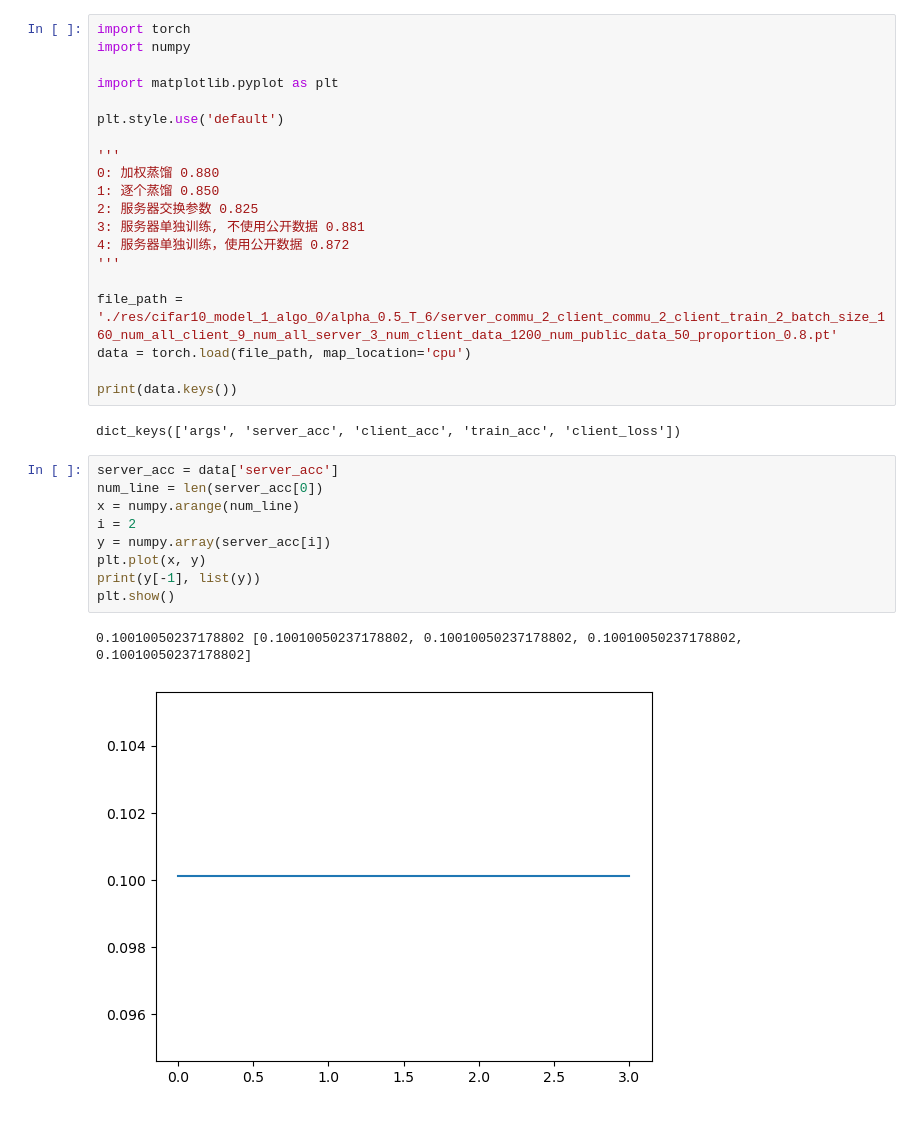
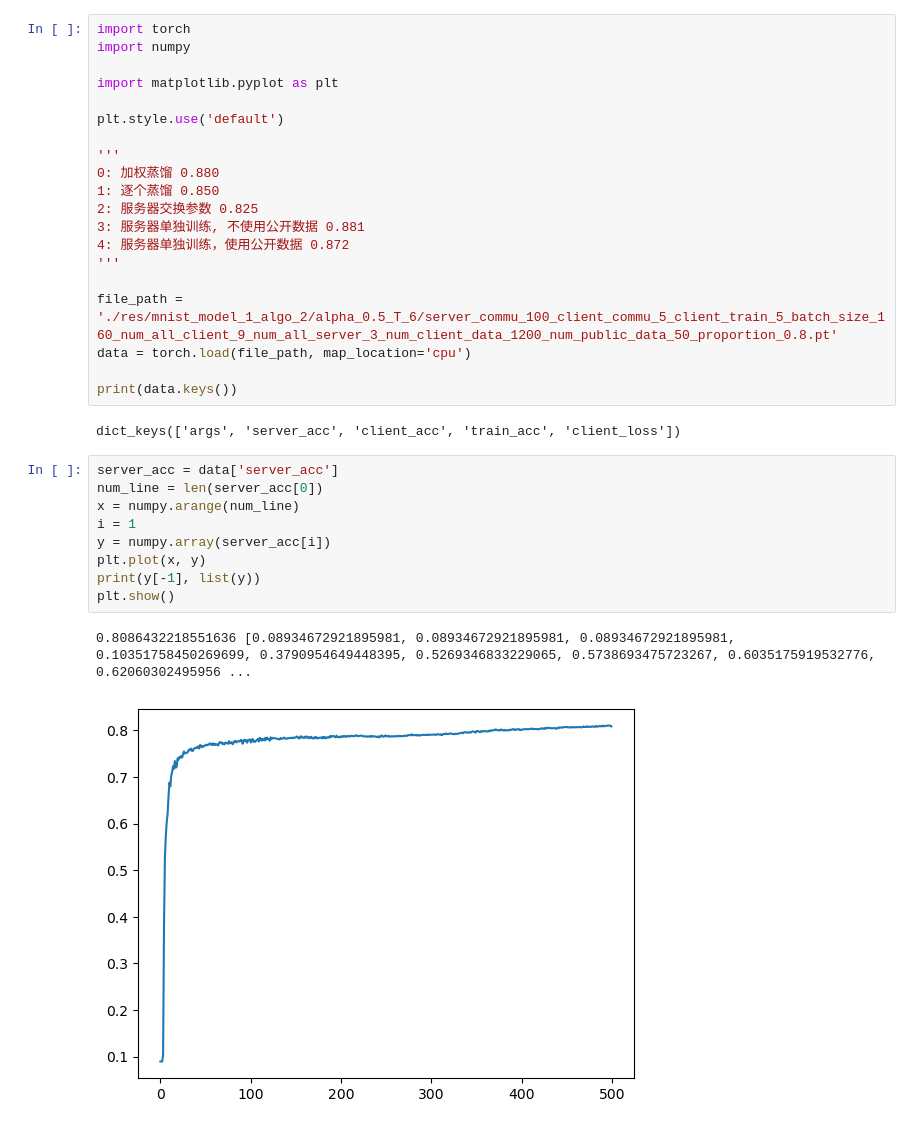
Before and after one commit to Haifeng-Dai/hybrid_fed, a Jupyter notebook: plot.ipynb, the cells around one changed output. Drawn from its saved outputs; the diff is of its cells as text.

```diff
--- a/plot.ipynb
+++ b/plot.ipynb
@@ -14,7 +14,7 @@ plt.style.use('default')
 4: 服务器单独训练，使用公开数据 0.872
 '''
 
-file_path = './res/cifar10_model_1_algo_0/alpha_0.5_T_6/server_commu_2_client_commu_2_client_train_2_batch_size_160_num_all_client_9_num_all_server_3_num_client_data_1200_num_public_data_50_proportion_0.8.pt'
+file_path = './res/mnist_model_1_algo_2/alpha_0.5_T_6/server_commu_100_client_commu_5_client_train_5_batch_size_160_num_all_client_9_num_all_server_3_num_client_data_1200_num_public_data_50_proportion_0.8.pt'
 data = torch.load(file_path, map_location='cpu')
 
 print(data.keys())
@@ -23,15 +23,15 @@ dict_keys(['args', 'server_acc', 'client_acc', 'train_acc', 'client_loss'])
 # %%
 server_acc = data['server_acc']
 num_line = len(server_acc[0])
 x = numpy.arange(num_line)
-i = 2
+i = 1
 y = numpy.array(server_acc[i])
 plt.plot(x, y)
 print(y[-1], list(y))
 plt.show()
 # %% [output]
-0.10010050237178802 [0.10010050237178802, 0.10010050237178802, 0.10010050237178802, 0.10010050237178802]
+0.8086432218551636 [0.08934672921895981, 0.08934672921895981, 0.08934672921895981, 0.10351758450269699, 0.3790954649448395, 0.5269346833229065, 0.5738693475723267, 0.6035175919532776, 0.62060302495956 ...
-[figure, old version]
+[figure, new version]
 # %%
 client_acc = data['client_acc']
 # print(len(client_acc[0]))
```
Also changed, not shown: parts of 3 cells of this notebook, 19 other files.
